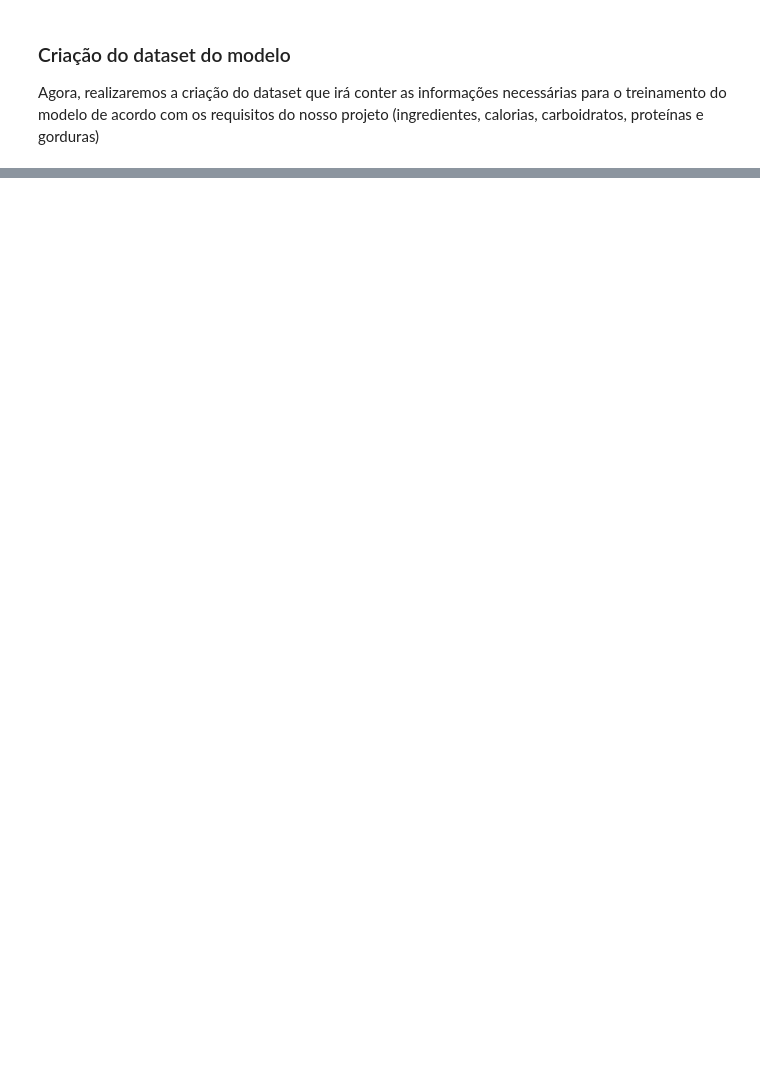
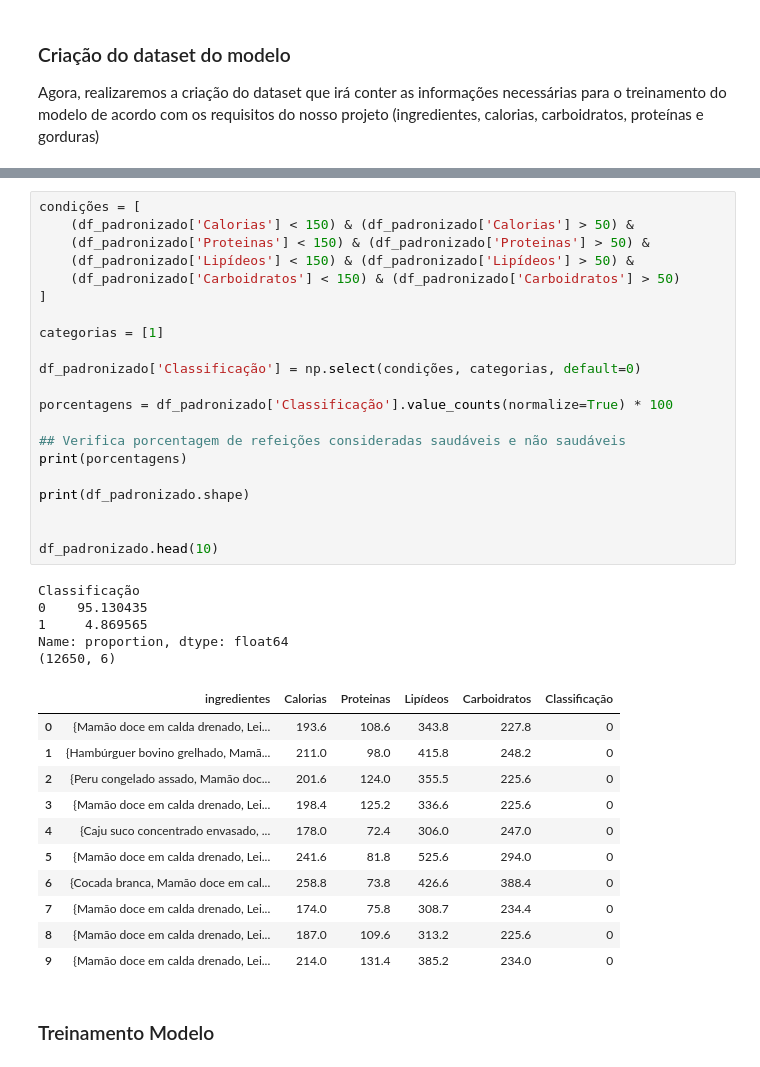
Before and after one commit to AntonioPedro04/desafio-tech-ia, a Jupyter notebook: notebooks/model_training.ipynb, the cells around one changed output, grey strips where cells are left out. Saved outputs shown, nothing was run; the diff lists cells and outputs as text; blank space fills up the shorter version.

Commit message:
[Feature]: Cria dataset para o treinamento do modelo

```diff
--- a/notebooks/model_training.ipynb
+++ b/notebooks/model_training.ipynb
@@ -96,0 +224,40 @@ Agora, realizaremos a criação do dataset que irá conter as informações nece
+# %%
+condições = [
+    (df_padronizado['Calorias'] < 150) & (df_padronizado['Calorias'] > 50) &
+    (df_padronizado['Proteinas'] < 150) & (df_padronizado['Proteinas'] > 50) &
+    (df_padronizado['Lipídeos'] < 150) & (df_padronizado['Lipídeos'] > 50) &
+    (df_padronizado['Carboidratos'] < 150) & (df_padronizado['Carboidratos'] > 50)
+]
+
+categorias = [1]
+
+df_padronizado['Classificação'] = np.select(condições, categorias, default=0)
+
+porcentagens = df_padronizado['Classificação'].value_counts(normalize=True) * 100
+
+## Verifica porcentagem de refeições consideradas saudáveis e não saudáveis
+print(porcentagens)
+
+print(df_padronizado.shape)
+
+
+df_padronizado.head(10)
+# %% [output]
+Classificação
+0    95.130435
+1     4.869565
+Name: proportion, dtype: float64
+(12650, 6)
+|  | ingredientes | Calorias | Proteinas | Lipídeos | Carboidratos | Classificação |
+| 0 | {Mamão doce em calda drenado, Lei... | 193.6 | 108.6 | 343.8 | 227.8 | 0 |
+| 1 | {Hambúrguer bovino grelhado, Mamã... | 211.0 | 98.0 | 415.8 | 248.2 | 0 |
+| 2 | {Peru congelado assado, Mamão doc... | 201.6 | 124.0 | 355.5 | 225.6 | 0 |
+| 3 | {Mamão doce em calda drenado, Lei... | 198.4 | 125.2 | 336.6 | 225.6 | 0 |
+| 4 | {Caju suco concentrado envasado, ... | 178.0 | 72.4 | 306.0 | 247.0 | 0 |
+| 5 | {Mamão doce em calda drenado, Lei... | 241.6 | 81.8 | 525.6 | 294.0 | 0 |
+| 6 | {Cocada branca, Mamão doce em cal... | 258.8 | 73.8 | 426.6 | 388.4 | 0 |
+| 7 | {Mamão doce em calda drenado, Lei... | 174.0 | 75.8 | 308.7 | 234.4 | 0 |
+| 8 | {Mamão doce em calda drenado, Lei... | 187.0 | 109.6 | 313.2 | 225.6 | 0 |
+| 9 | {Mamão doce em calda drenado, Lei... | 214.0 | 131.4 | 385.2 | 234.0 | 0 |
+# %% [markdown]
+### Treinamento Modelo
```
Also changed, not shown: parts of 6 cells of this notebook.
